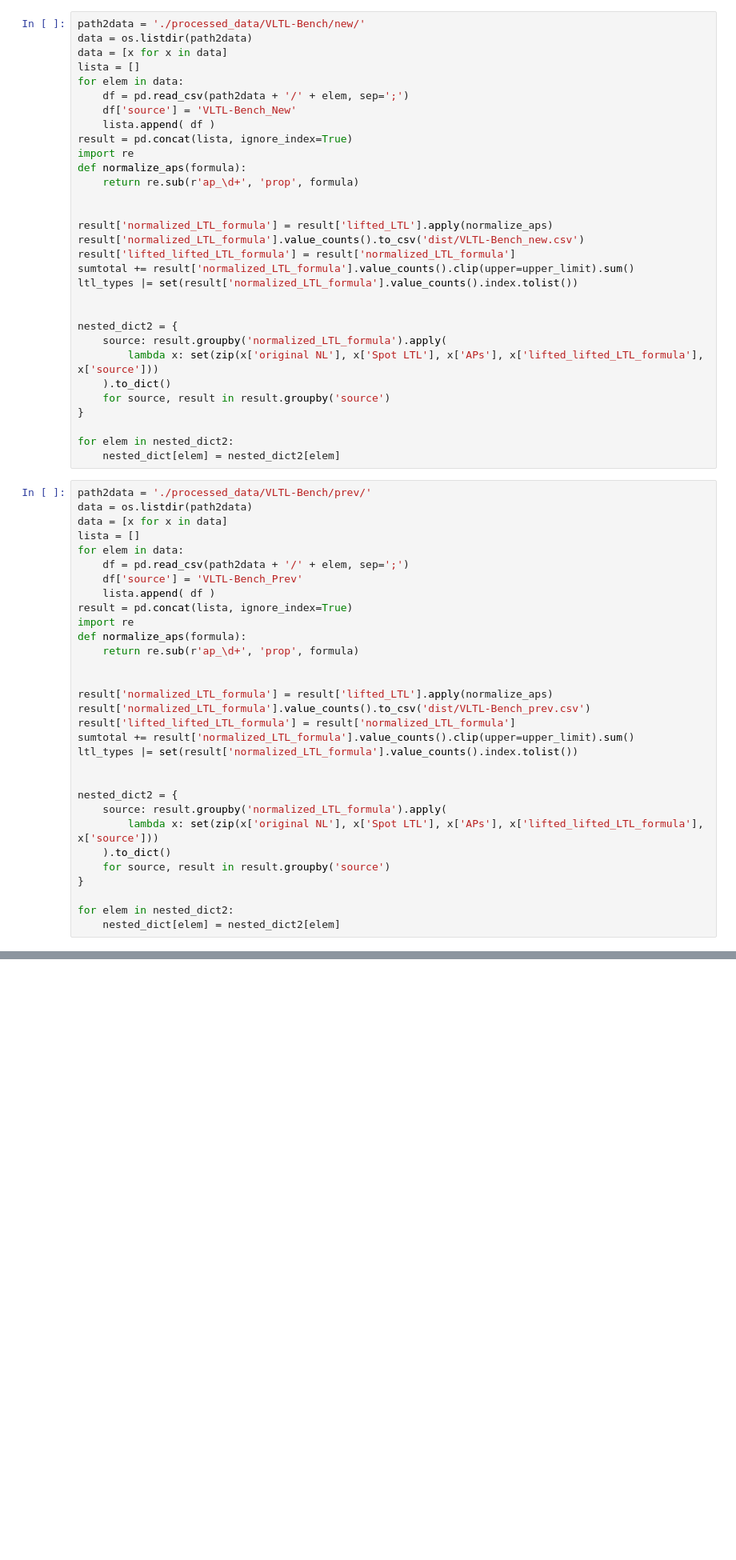
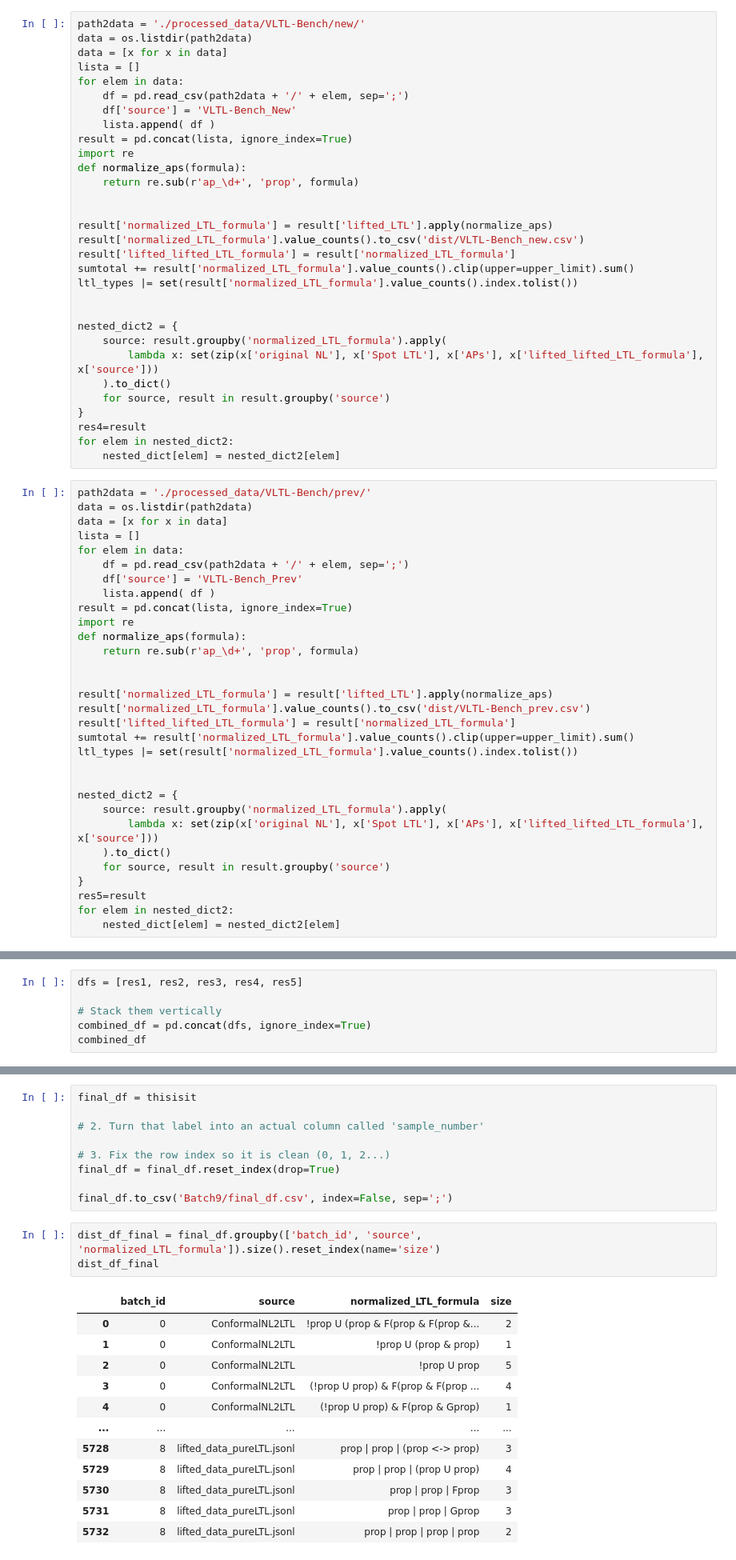
Before and after one commit to AndrewSolymos/Mutation, a Jupyter notebook: sampling.ipynb, the cells around one changed output, grey strips where cells are left out. Shown at 80% size. Cells and saved outputs as stored; diff of their text form; blank space fills up the shorter version.

Commit message:
9batch-8sampling

```diff
--- a/sampling.ipynb
+++ b/sampling.ipynb
@@ -123,7 +124,7 @@ nested_dict2 = {
     ).to_dict()
     for source, result in result.groupby('source')
 }
-
+res4=result
 for elem in nested_dict2:
     nested_dict[elem] = nested_dict2[elem]
 # %%
@@ -154,7 +155,7 @@ nested_dict2 = {
     ).to_dict()
     for source, result in result.groupby('source')
 }
-
+res5=result
 for elem in nested_dict2:
     nested_dict[elem] = nested_dict2[elem]
 # %%
@@ -174,3 +175,9 @@ NL-to-LTL-Synthetic-Datasetprocessed_data 46
 lifted_data_pureLTL.jsonl 626
 VLTL-Bench_New 34
 VLTL-Bench_Prev 174
+# %%
+dfs = [res1, res2, res3, res4, res5]
+
+# Stack them vertically
+combined_df = pd.concat(dfs, ignore_index=True)
+combined_df
@@ -176,0 +305,25 @@ VLTL-Bench_Prev 174
+# %%
+final_df = thisisit
+
+# 2. Turn that label into an actual column called 'sample_number'
+
+# 3. Fix the row index so it is clean (0, 1, 2...)
+final_df = final_df.reset_index(drop=True)
+
+final_df.to_csv('Batch9/final_df.csv', index=False, sep=';')
+# %%
+dist_df_final = final_df.groupby(['batch_id', 'source', 'normalized_LTL_formula']).size().reset_index(name='size')
+dist_df_final
+# %% [output]
+|  | batch_id | source | normalized_LTL_formula | size |
+| 0 | 0 | ConformalNL2LTL | !prop U (prop & F(prop & F(prop &... | 2 |
+| 1 | 0 | ConformalNL2LTL | !prop U (prop & prop) | 1 |
+| 2 | 0 | ConformalNL2LTL | !prop U prop | 5 |
+| 3 | 0 | ConformalNL2LTL | (!prop U prop) & F(prop & F(prop ... | 4 |
+| 4 | 0 | ConformalNL2LTL | (!prop U prop) & F(prop & Gprop) | 1 |
+| ... | ... | ... | ... | ... |
+| 5728 | 8 | lifted_data_pureLTL.jsonl | prop | prop | (prop <-> prop) | 3 |
+| 5729 | 8 | lifted_data_pureLTL.jsonl | prop | prop | (prop U prop) | 4 |
+| 5730 | 8 | lifted_data_pureLTL.jsonl | prop | prop | Fprop | 3 |
+| 5731 | 8 | lifted_data_pureLTL.jsonl | prop | prop | Gprop | 3 |
+| 5732 | 8 | lifted_data_pureLTL.jsonl | prop | prop | prop | prop | 2 |
```
Also changed, not shown: parts of 11 cells of this notebook, 7 other files.
